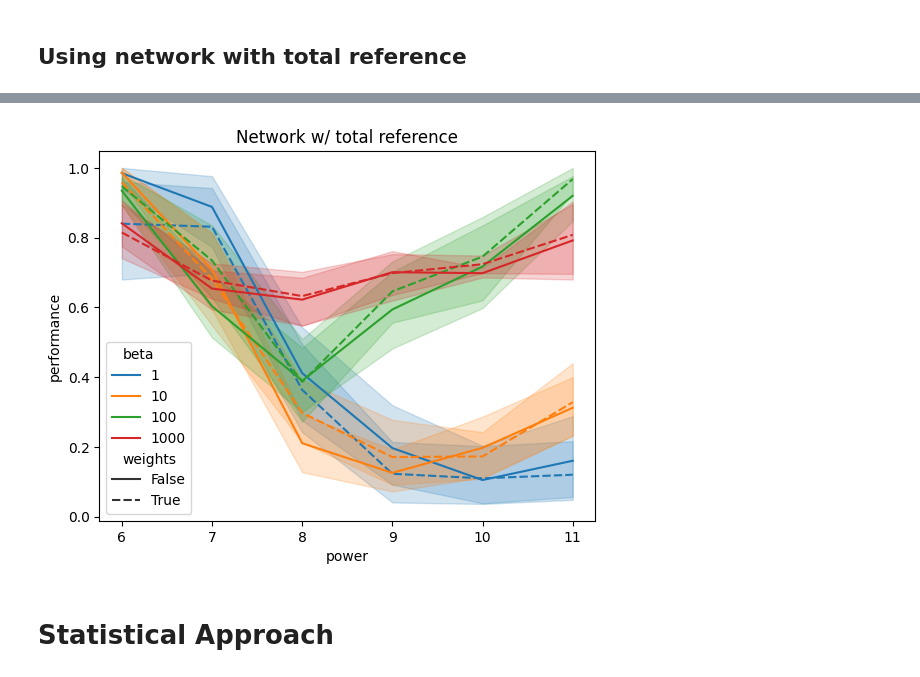
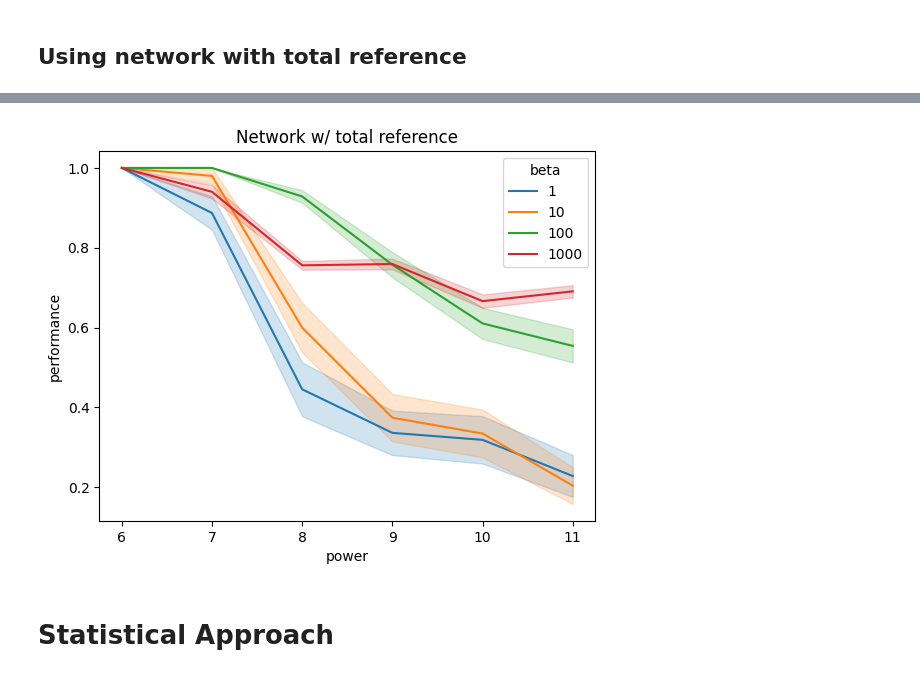
Before and after one commit to leoTiez/ngs-chess-conundrum, a Jupyter notebook: Performance Analysis.ipynb, the cells around one changed output, grey strips where cells are left out. Drawn from its saved outputs; the diff is of its cells as text; code cells hidden in the pictures.

```diff
--- a/Performance Analysis.ipynb
+++ b/Performance Analysis.ipynb
@@ -159,15 +159,16 @@ naive_allref_frame
 # %%
 sns.lineplot(
     x='power',
     y='performance',
     hue='beta',
-    style='weights',
-    data=naive_allref_frame.sort_values(by=['power','beta'])
+#     style='weights',
+    data=naive_allref_frame.drop(columns=['weights']).sort_values(by=['power','beta']),
+    errorbar='se'
 )
 plt.title('Network w/ total reference')
 plt.show()
 # %% [output]
-[figure, old version]
+[figure, new version]
 # %% [markdown]
 # Statistical Approach
 # %%
```
Also changed, not shown: parts of 17 cells of this notebook, 1 other file.
